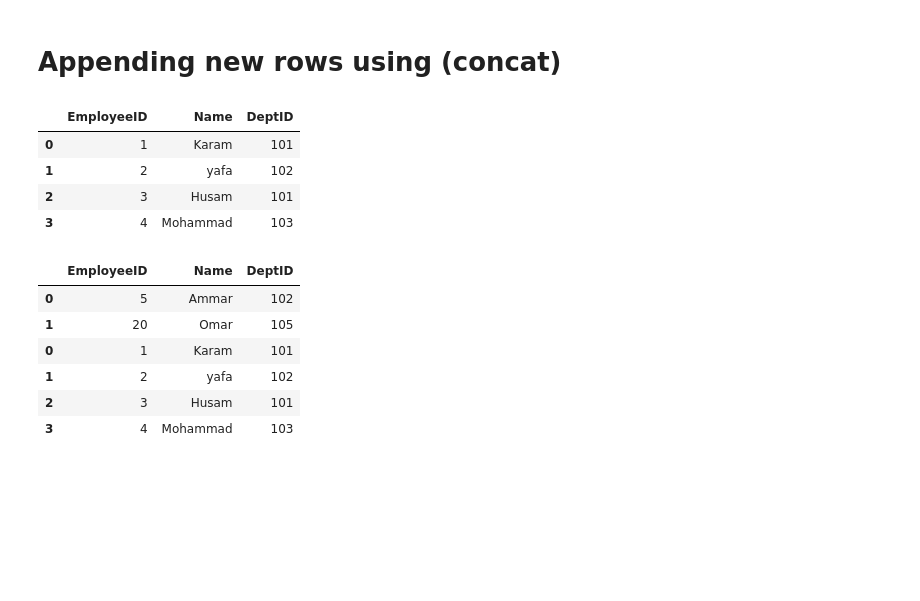
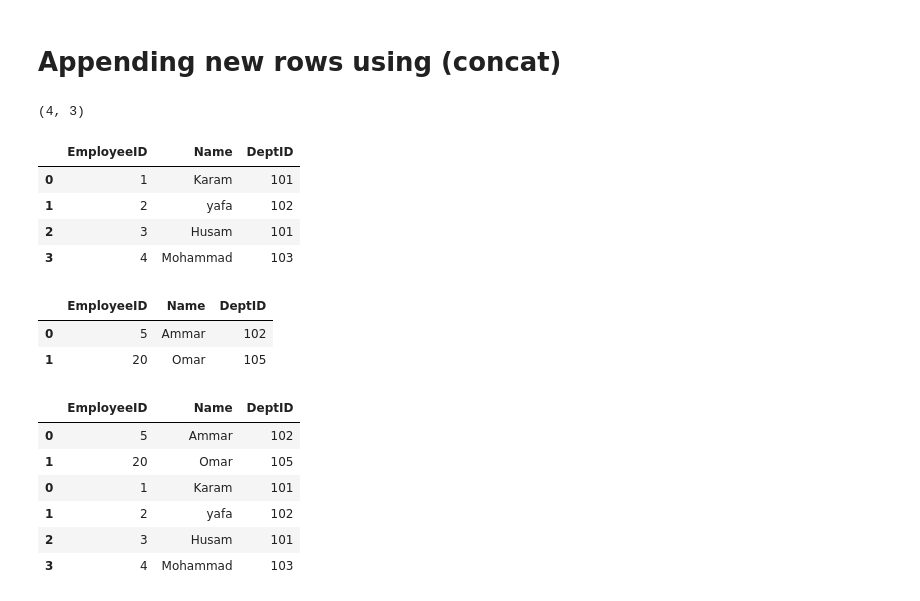
Before and after one commit to Ameen-94/Shaitraining, a Jupyter notebook: Python_for_Data_Analysis/Pandas/4_Updating_Removing_Adding_rows_and_columns.ipynb, the cells around one changed output. Saved outputs shown, nothing was run; the diff lists cells and outputs as text; code cells hidden in the pictures; blank space fills up the shorter version.

```diff
--- a/Python_for_Data_Analysis/Pandas/4_Updating_Removing_Adding_rows_and_columns.ipynb
+++ b/Python_for_Data_Analysis/Pandas/4_Updating_Removing_Adding_rows_and_columns.ipynb
@@ -485,6 +485,10 @@ import pandas as pd
 employees = pd.DataFrame({'EmployeeID': [1, 2, 3, 4],
                           'Name': ['Karam', 'yafa', 'Husam', 'Mohammad'],
                           'DeptID': [101, 102, 101, 103]})
+# %%
+employees.shape
+# %% [output]
+(4, 3)
 # %%
 employees
 # %% [output]
@@ -496,6 +500,12 @@ employees
 # %%
 # rows to append to data frame one
 rows = pd.DataFrame({'EmployeeID': [5,20], 'Name': ['Ammar',"Omar"], 'DeptID': [102,105]})
+# %%
+rows
+# %% [output]
+|  | EmployeeID | Name | DeptID |
+| 0 | 5 | Ammar | 102 |
+| 1 | 20 | Omar | 105 |
 # %%
 employees_concatenated = pd.concat([rows,employees], axis = 0)
 # %%
```
Also changed, not shown: parts of 7 cells of this notebook, 4 other files.
